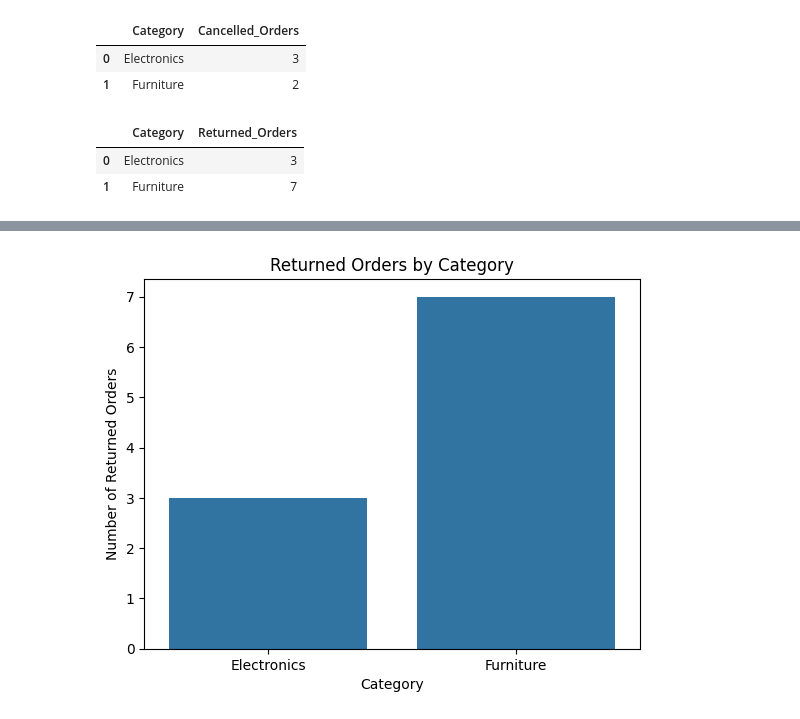
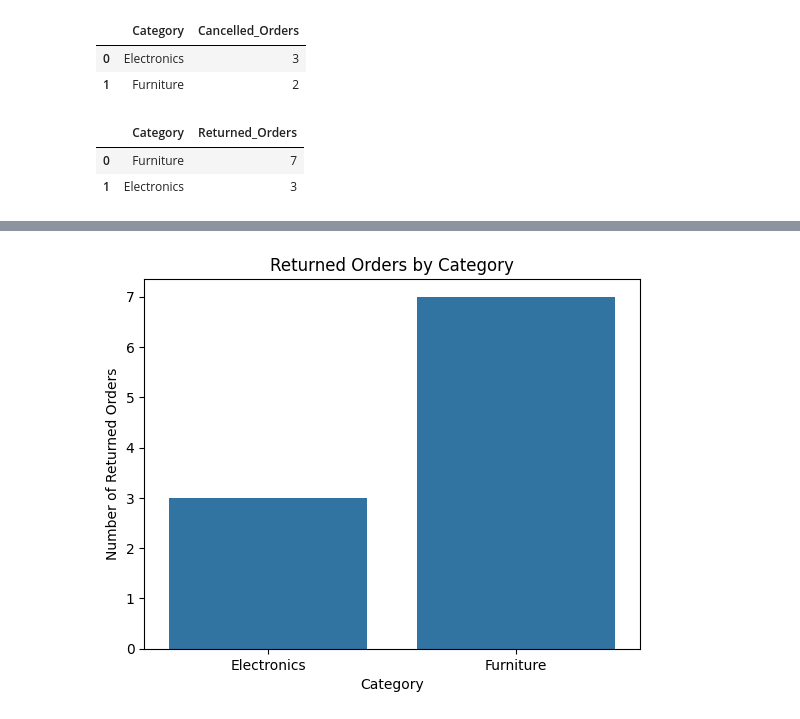
Before and after one commit to PhiWhyyy/E-Commerce-Business-Analysis, a Jupyter notebook: E_Commerce_Business_Analysis_Project.ipynb, the cells around one changed output, grey strips where cells are left out. Drawn from its saved outputs; the diff is of its cells as text; code cells hidden in the pictures.

```diff
--- a/E_Commerce_Business_Analysis_Project.ipynb
+++ b/E_Commerce_Business_Analysis_Project.ipynb
@@ -60,7 +58,7 @@ Index(['Order_ID', 'Order_Date', 'Category', 'Product', 'Quantity',
        'Unit_Price', 'Total_Value', 'Payment_Method', 'City', 'Status'],
       dtype='object')
 # %%
-df=pd.read_excel("/content/XYZ company dataset_Updated Ecommerce Sheet.xlsx")
+df=pd.read_excel("/content/drive/MyDrive/XYZ company dataset_Updated Ecommerce Sheet.xlsx")
 Affordable_brands=df.loc[df.groupby("Product")["Unit_Price"].idxmin()]
 display(Affordable_brands[["Product","Unit_Price","Total_Value"]])
 # %% [output]
@@ -214,15 +212,15 @@ display(category_cancelled)
 # %%
 #returned parcels
 query_category_returned="""
 SELECT Category, COUNT(Status) AS Returned_Orders
 FROM df
 WHERE Status ='Returned'
 GROUP BY Category
-ORDER BY Category;
+ORDER BY Category DESC;
 """
 category_returned = pdsql.sqldf(query_category_returned, globals())
 display(category_returned)
 # %% [output]
 |  | Category | Returned_Orders |
-| 0 | Electronics | 3 |
-| 1 | Furniture | 7 |
+| 0 | Furniture | 7 |
+| 1 | Electronics | 3 |
```
Also changed, not shown: parts of 17 cells of this notebook.
